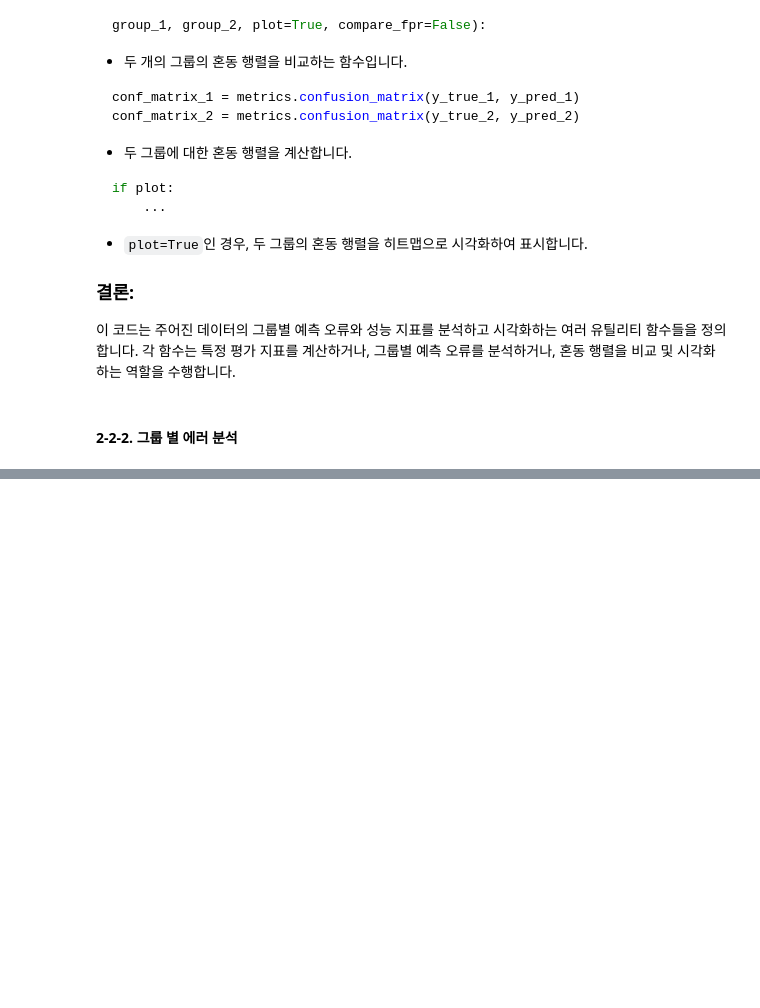
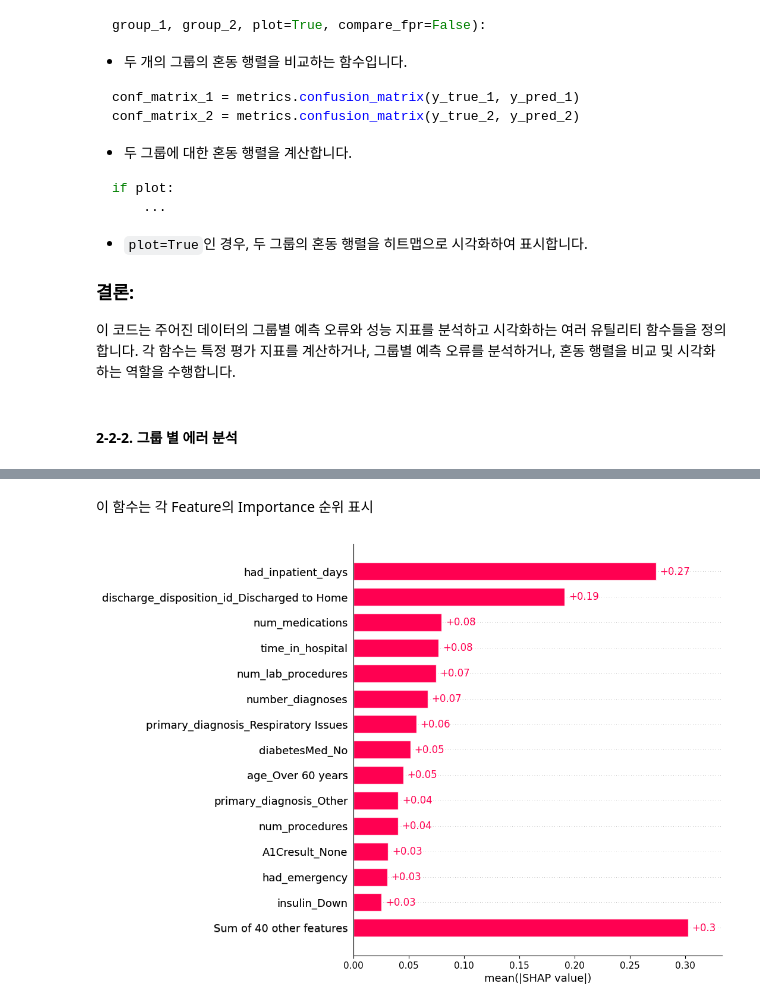
Before and after one commit to jx-dohwan/ML_Project_Collection, a Jupyter notebook: 당뇨환자재입원예측.ipynb, the cells around one changed output, grey strips where cells are left out. Cells and saved outputs as stored; diff of their text form; code cells hidden in the pictures; blank space fills up the shorter version.

```diff
--- a/당뇨환자재입원예측.ipynb
+++ b/당뇨환자재입원예측.ipynb
@@ -1086,0 +1170,6 @@ if plot:
+# %%
+X_test_sample = X_test[(X_orig_test['readmitted']!='>30')].sample(frac=0.1)
+y_test_sample = y_test.loc[X_test_sample.index]
+
+y_prob_sample = clf.predict_proba(X_test_sample)[:,1]
+y_pred_sample = np.where(y_prob_sample > 0.5, 1, 0)
@@ -1086,0 +1196,4 @@ if plot:
+# %%
+%%time
+shap_explainer = shap.Explainer(clf, X_train)
+shap_values = shap_explainer(X_test_sample)
@@ -1086,0 +1244,6 @@ if plot:
+# %% [markdown]
+이 함수는 각 Feature의 Importance 순위 표시
+# %%
+shap.plots.bar(shap_values, max_display=15)
+# %% [output]
+[figure, added]
```
Also changed, not shown: parts of 54 cells of this notebook.
